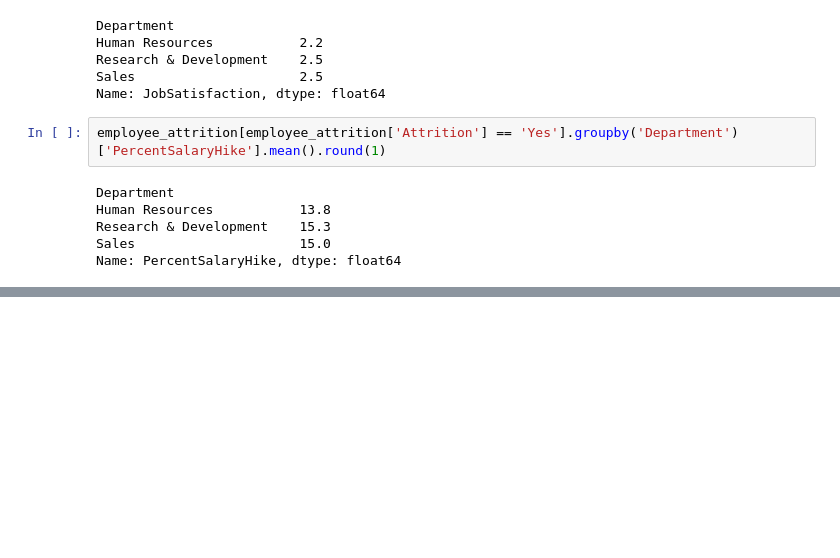
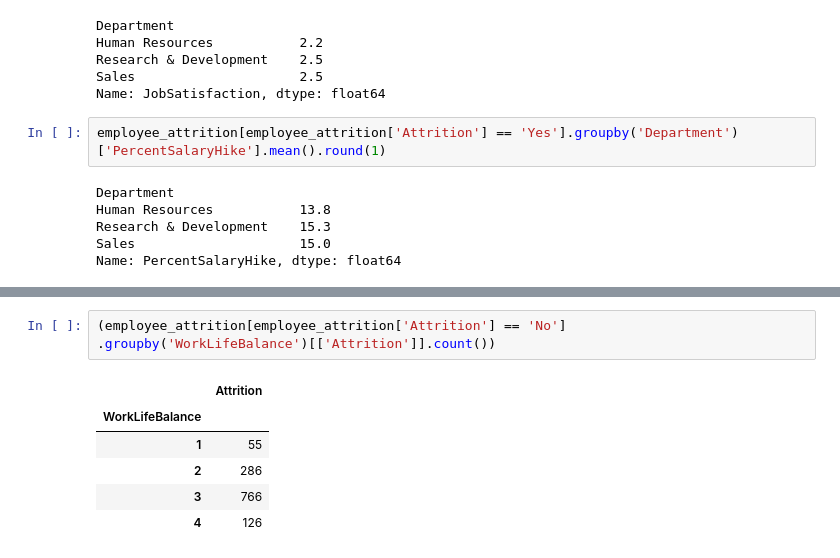
Before and after one commit to netashtayer94-tech/Final-Project---Python, a Jupyter notebook: Python_Final_Project.ipynb, the cells around one changed output, grey strips where cells are left out. Saved outputs shown, nothing was run; the diff lists cells and outputs as text; blank space fills up the shorter version.

```diff
--- a/Python_Final_Project.ipynb
+++ b/Python_Final_Project.ipynb
@@ -112,0 +233,10 @@ employee_attrition[employee_attrition['Attrition'] == 'Yes'].groupby('Department
+# %%
+(employee_attrition[employee_attrition['Attrition'] == 'No']
+.groupby('WorkLifeBalance')[['Attrition']].count())
+# %% [output]
+|  | Attrition |
+| WorkLifeBalance |  |
+| 1 | 55 |
+| 2 | 286 |
+| 3 | 766 |
+| 4 | 126 |
```
Also changed, not shown: parts of 15 cells of this notebook.
